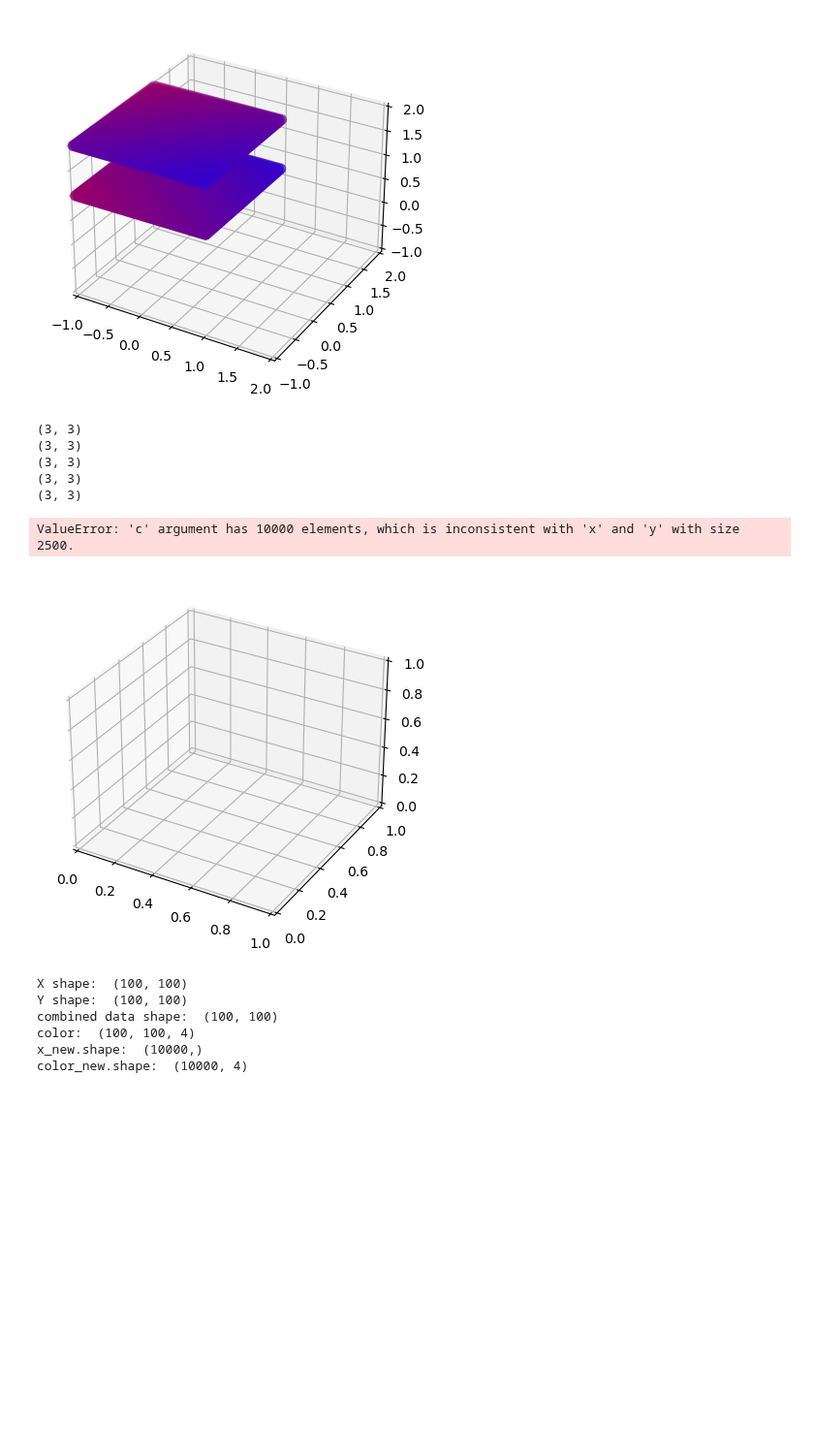
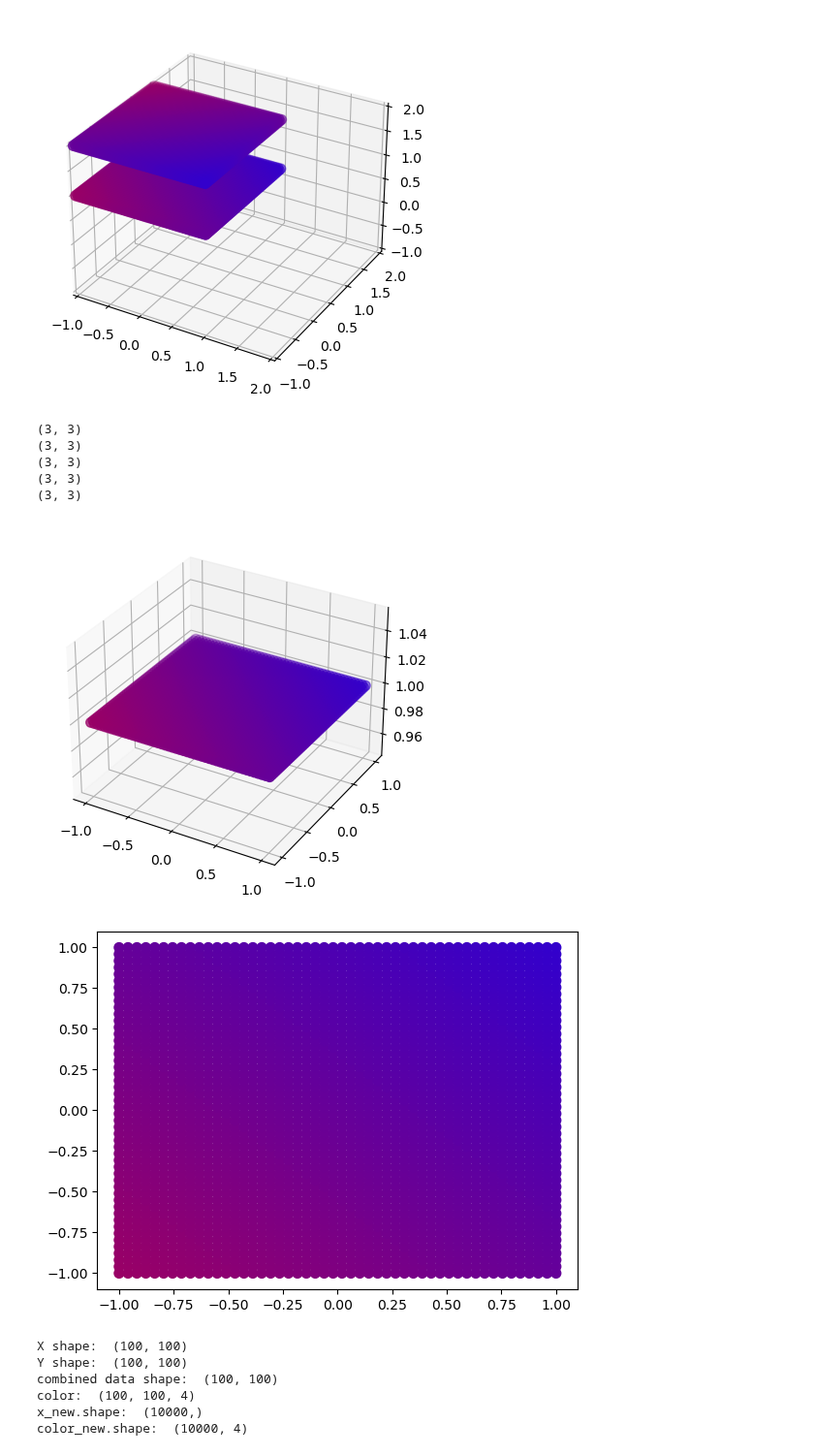
Before and after one commit to JoshuaG-K/transformation-visualization-tool, a Jupyter notebook: transformations.ipynb, the cells around one changed output. Shown at 97% size. Drawn from its saved outputs; the diff is of its cells as text; code cells hidden in the pictures; blank space fills up the shorter version.

Commit message:
Fixed the plot_tensor bug.

```diff
--- a/transformations.ipynb
+++ b/transformations.ipynb
@@ -313,37 +313,37 @@ def apply_transformation(tensor, transformation):
 def create_affine_transformation():
     """
     Description: Creates a 3x3 homography by appling a rotation matrix, translation matrix, scaling matrix, and skew matrix
     You will have to change the input to these functions to create your final affine transformation matrix
     """
 
     rotation_matrix = create_rotation_matrix_clockwise(90)
     translation_matrix = create_translation_matrix(3, 3)
     scaling_matrix = create_scale_matrix(1, 1)
     skew_matrix_X, skew_matrix_Y = create_skew_matrix(90)
 
     print(rotation_matrix.shape)
     print(translation_matrix.shape)
     print(scaling_matrix.shape)
     print(skew_matrix_X.shape)
     print(skew_matrix_Y.shape)
 
-    # affine_transformation = functools.reduce(np.matmul, [translation_matrix, skew_matrix, scaling_matrix, rotation_matrix])
-    affine_transformation = translation_matrix * skew_matrix_X * skew_matrix_Y * scaling_matrix * rotation_matrix
+    affine_transformation = functools.reduce(np.matmul, [translation_matrix, skew_matrix_X, skew_matrix_Y, scaling_matrix, rotation_matrix])
+    # affine_transformation = translation_matrix * skew_matrix_X * skew_matrix_Y * scaling_matrix * rotation_matrix
 
     return affine_transformation
 
 points_2D_original = get_rid_of_z_dimension(points_3D)
 affine_transformation = create_affine_transformation()
 plot_tensor(points_3D)
 plot_tensor(points_2D_original)
 # %% [output]
 (3, 3)
 (3, 3)
 (3, 3)
 (3, 3)
 (3, 3)
-ValueError: 'c' argument has 10000 elements, which is inconsistent with 'x' and 'y' with size 2500.
-[figure, old version]
+[figure, new version]
+[figure, added]
 # %%
 import matplotlib.pyplot as plt
 import numpy as np
```
